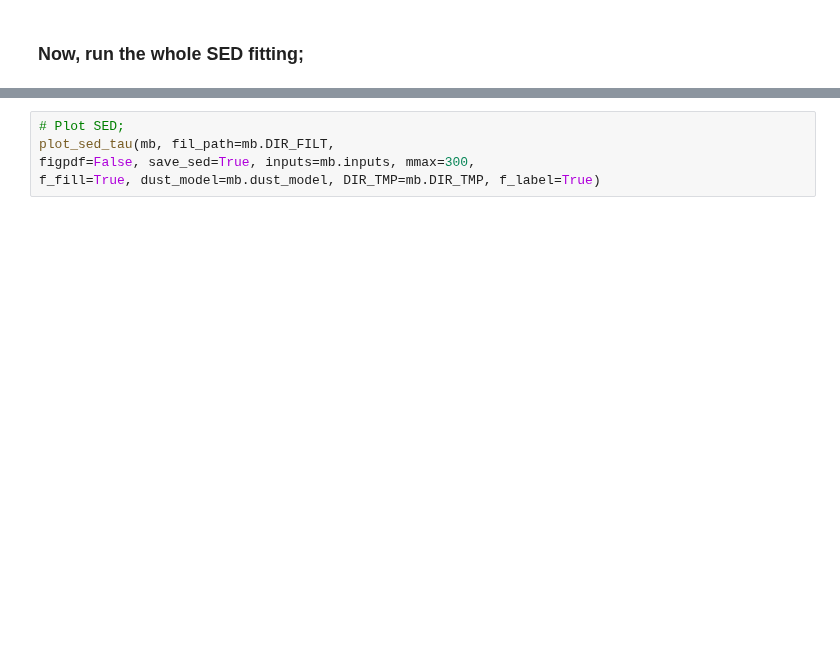
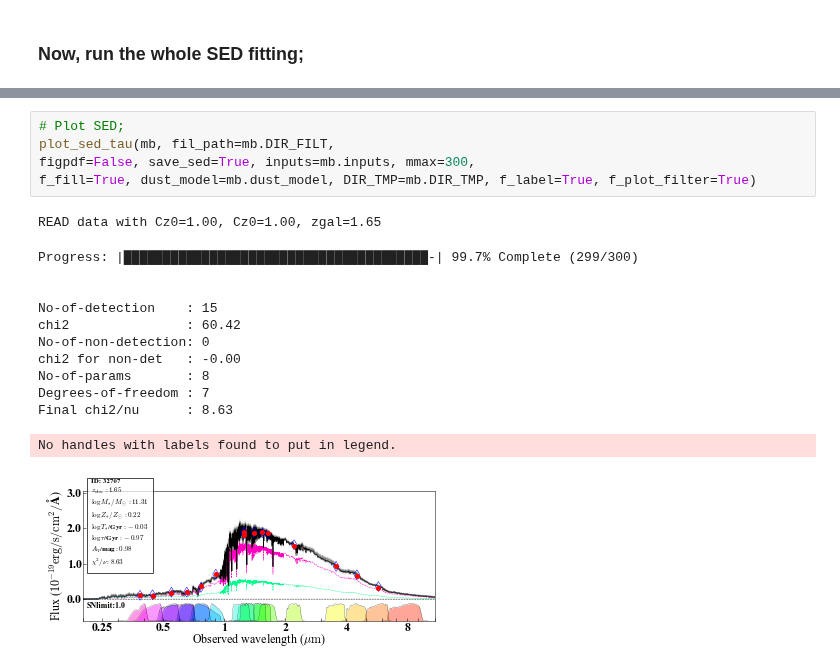
Before and after one commit to mtakahiro/gsf, a Jupyter notebook: example/Fit with taumodel.ipynb, the cells around one changed output, grey strips where cells are left out. Saved outputs shown, nothing was run; the diff lists cells and outputs as text; blank space fills up the shorter version.

```diff
--- a/example/Fit with taumodel.ipynb
+++ b/example/Fit with taumodel.ipynb
@@ -147,5 +230,19 @@ f_SFMS=f_SFMS, f_symbol=f_symbol, skip_zhist=skip_zhist, tau_lim=tau_lim, tset_S
 # %%
 # Plot SED;
 plot_sed_tau(mb, fil_path=mb.DIR_FILT,
 figpdf=False, save_sed=True, inputs=mb.inputs, mmax=300,
-f_fill=True, dust_model=mb.dust_model, DIR_TMP=mb.DIR_TMP, f_label=True)
+f_fill=True, dust_model=mb.dust_model, DIR_TMP=mb.DIR_TMP, f_label=True, f_plot_filter=True)
+# %% [output]
+READ data with Cz0=1.00, Cz0=1.00, zgal=1.65
+Progress: |███████████████████████████████████████-| 99.7% Complete (299/300)
+
+
+No-of-detection    : 15
+chi2               : 60.42
+No-of-non-detection: 0
+chi2 for non-det   : -0.00
+No-of-params       : 8
+Degrees-of-freedom : 7
+Final chi2/nu      : 8.63
+No handles with labels found to put in legend.
+[figure, added]
```
Also changed, not shown: parts of 8 cells of this notebook, 19 other files.
